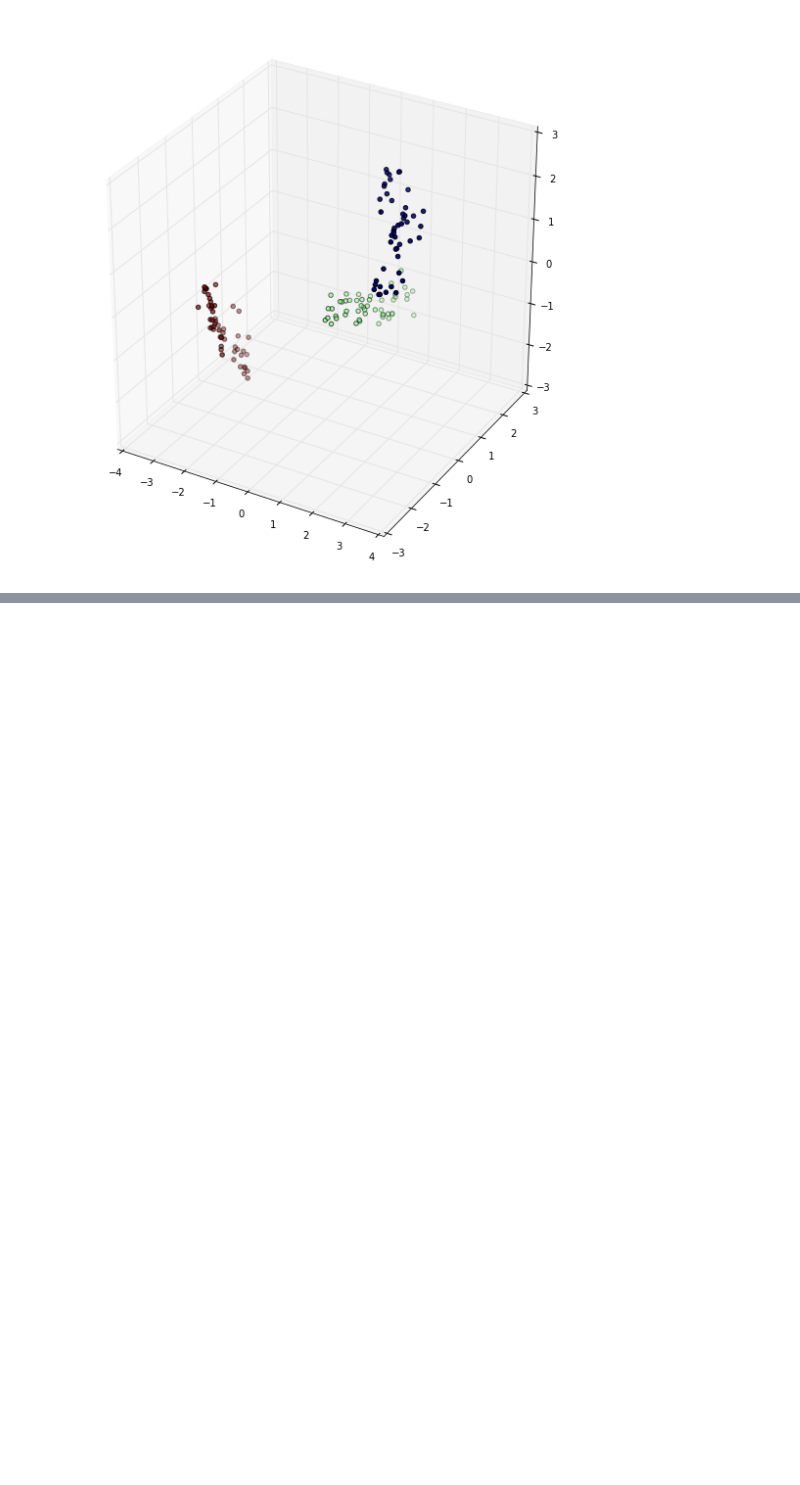
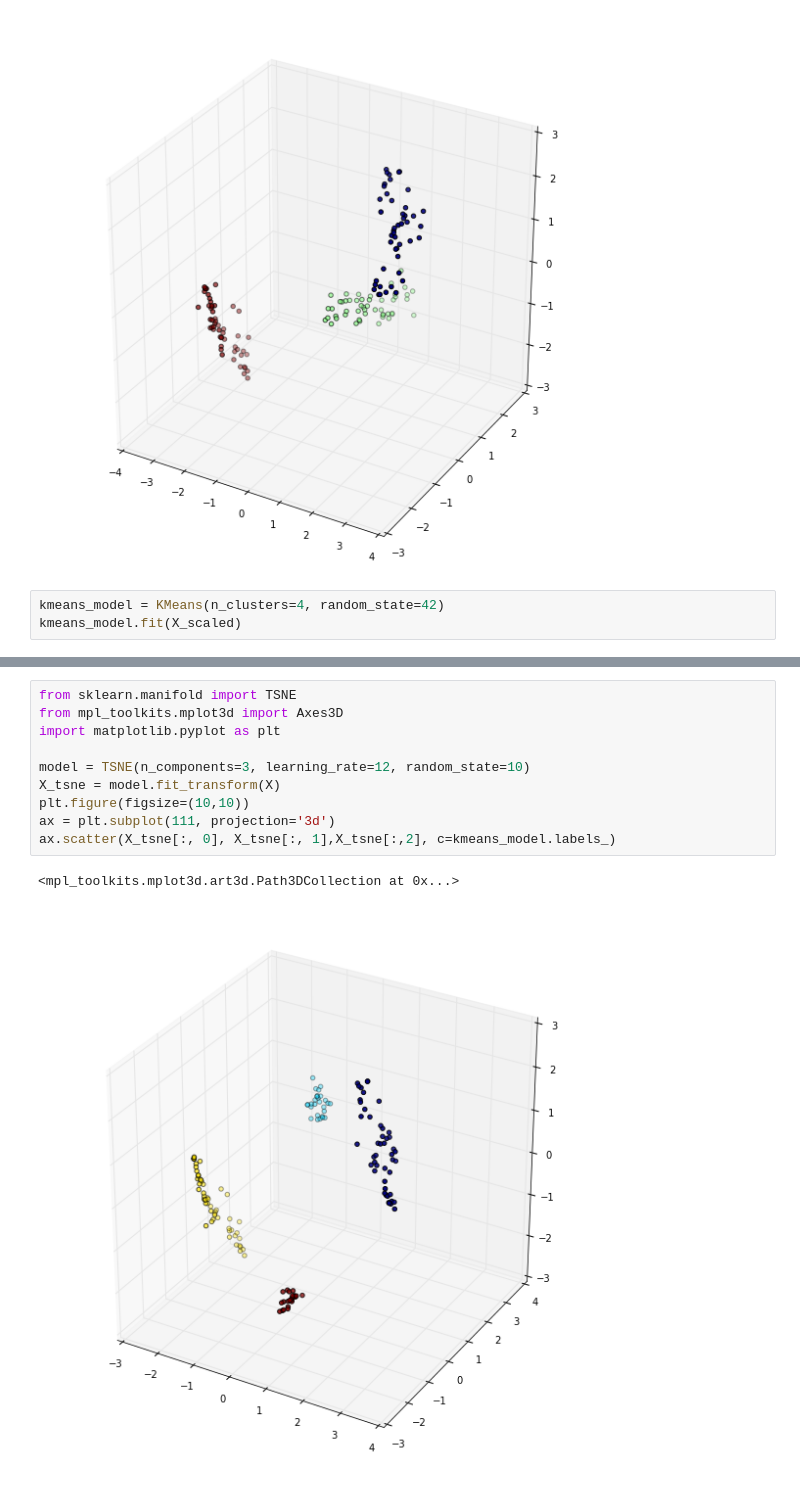
Before and after one commit to PratikBelhekar/k-means, a Jupyter notebook: KMeans Clustering.ipynb, the cells around one changed output, grey strips where cells are left out. Drawn from its saved outputs; the diff is of its cells as text; blank space fills up the shorter version.

```diff
--- a/KMeans Clustering.ipynb
+++ b/KMeans Clustering.ipynb
@@ -175,3 +175,6 @@ ax.scatter(X_tsne[:, 0], X_tsne[:, 1],X_tsne[:,2], c=kmeans_model.labels_)
 # %% [output]
 <mpl_toolkits.mplot3d.art3d.Path3DCollection at 0x...>
 [figure]
+# %%
+kmeans_model = KMeans(n_clusters=4, random_state=42)
+kmeans_model.fit(X_scaled)
@@ -178 +208,14 @@ ax.scatter(X_tsne[:, 0], X_tsne[:, 1],X_tsne[:,2], c=kmeans_model.labels_)
+# %%
+from sklearn.manifold import TSNE
+from mpl_toolkits.mplot3d import Axes3D
+import matplotlib.pyplot as plt
+
+model = TSNE(n_components=3, learning_rate=12, random_state=10)
+X_tsne = model.fit_transform(X)
+plt.figure(figsize=(10,10))
+ax = plt.subplot(111, projection='3d')
+ax.scatter(X_tsne[:, 0], X_tsne[:, 1],X_tsne[:,2], c=kmeans_model.labels_)
+# %% [output]
+<mpl_toolkits.mplot3d.art3d.Path3DCollection at 0x...>
+[figure, added]
 # %% [markdown]
```
Also changed, not shown: parts of 4 cells of this notebook.
